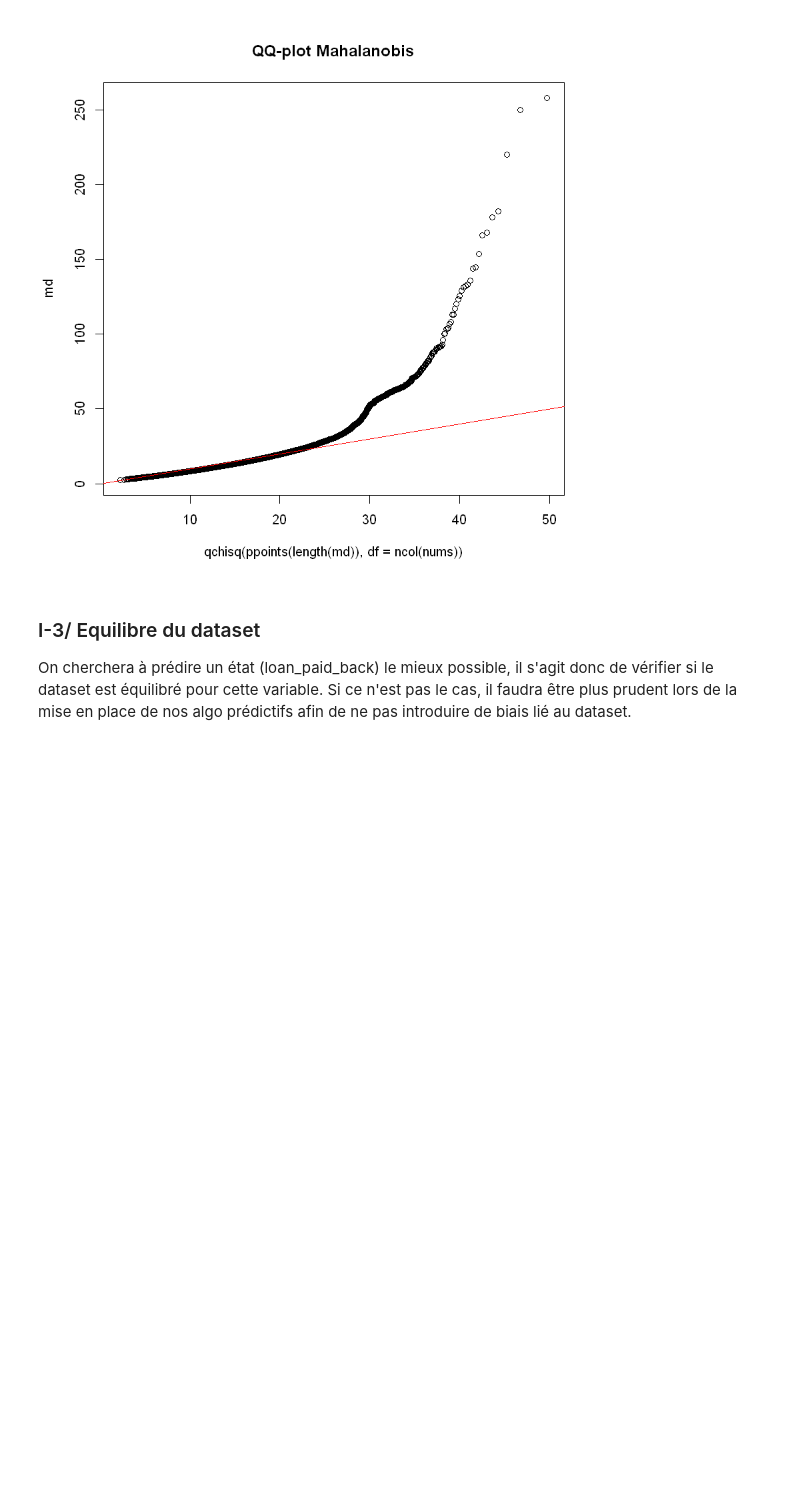
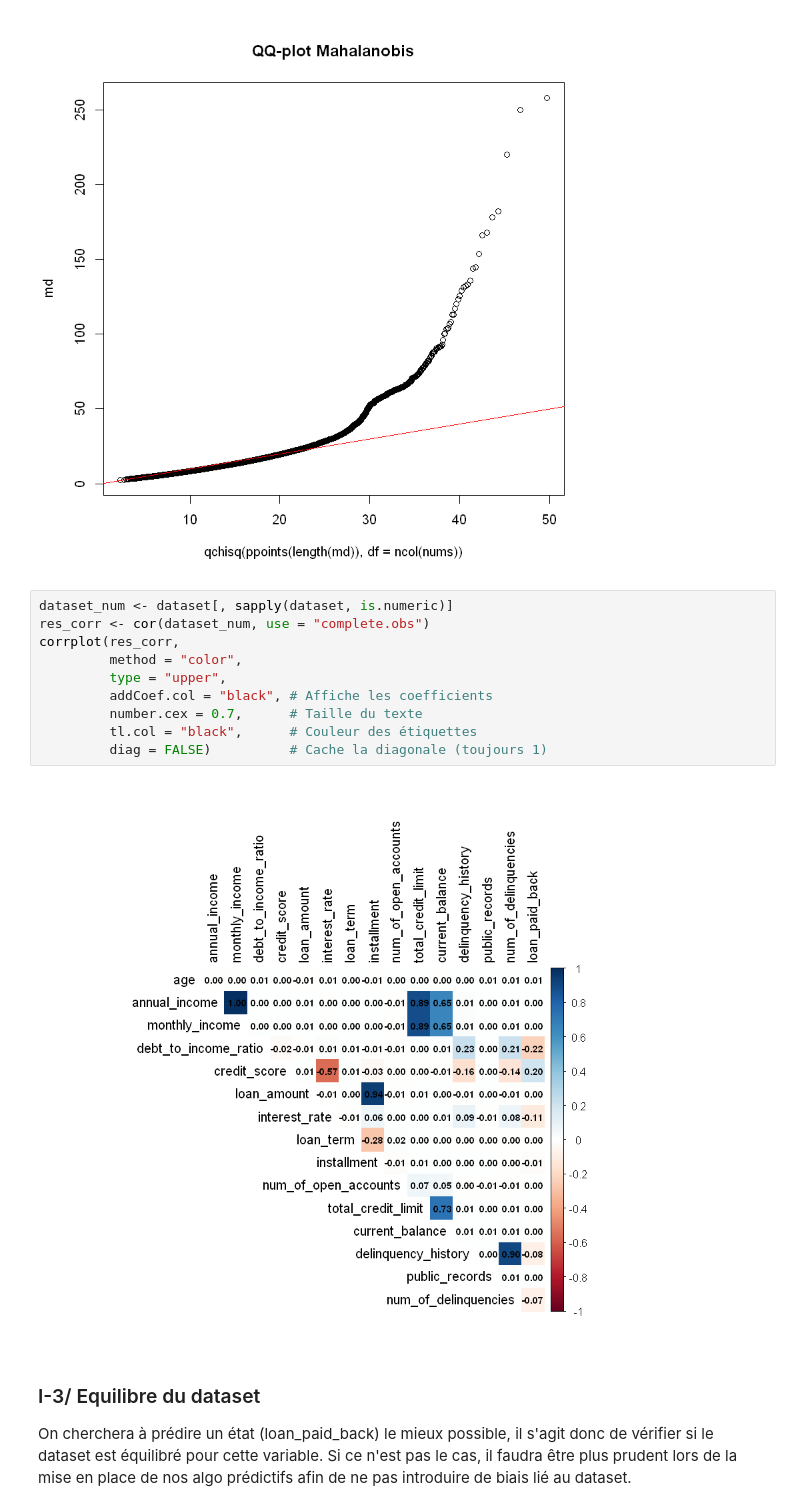
Before and after one commit to theocimino/DATA_VALORIZATION, a Jupyter notebook: code/test.ipynb, the cells around one changed output. Cells and saved outputs as stored; diff of their text form; blank space fills up the shorter version.

```diff
--- a/code/test.ipynb
+++ b/code/test.ipynb
@@ -96,6 +96,18 @@ qqplot(qchisq(ppoints(length(md)), df=ncol(nums)), md, main="QQ-plot Mahalanobis
 abline(0,1, col="red")
 # %% [output]
 [figure]
+# %%
+dataset_num <- dataset[, sapply(dataset, is.numeric)]
+res_corr <- cor(dataset_num, use = "complete.obs")
+corrplot(res_corr,
+         method = "color",
+         type = "upper",
+         addCoef.col = "black", # Affiche les coefficients
+         number.cex = 0.7,      # Taille du texte
+         tl.col = "black",      # Couleur des étiquettes
+         diag = FALSE)          # Cache la diagonale (toujours 1)
+# %% [output]
+[figure, added]
 # %% [markdown]
 ### I-3/ Equilibre du dataset
 On cherchera à prédire un état (loan_paid_back) le mieux possible, il s'agit donc de vérifier si le dataset est équilibré pour cette variable. Si ce n'est pas le cas, il faudra être plus prudent lors de la mise en place de nos algo prédictifs afin de ne pas introduire de biais lié au dataset.
```
